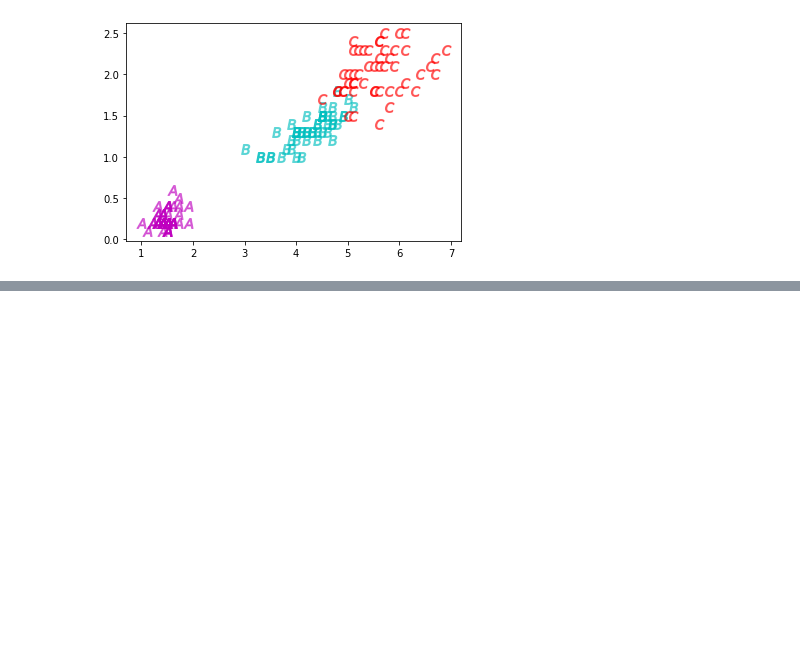
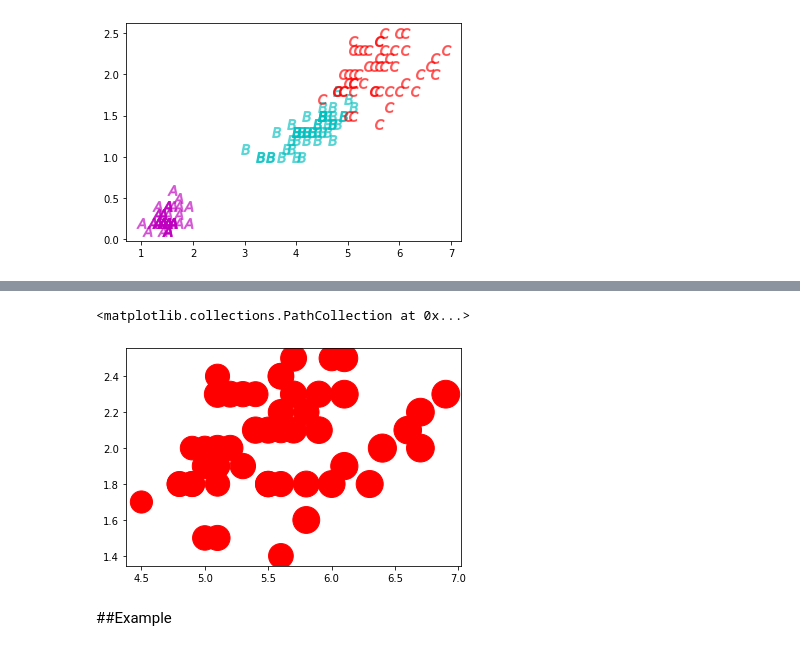
Before and after one commit to tonpiplaifa/data_viz, a Jupyter notebook: Visualize_Data_Distribution_(02).ipynb, the cells around one changed output, grey strips where cells are left out. Drawn from its saved outputs; the diff is of its cells as text; code cells hidden in the pictures; blank space fills up the shorter version.

```diff
--- a/Visualize_Data_Distribution_(02).ipynb
+++ b/Visualize_Data_Distribution_(02).ipynb
@@ -92,0 +124,7 @@ plt.scatter(df['PetalLength'][100:],df['PetalWidth'][100:],s=100,c='r',alpha=0.5
+# %%
+plt.scatter(df['PetalLength'][100:],df['PetalWidth'][100:],s=100*df['SepalLength'][100:],c='r')
+# %% [output]
+<matplotlib.collections.PathCollection at 0x...>
+[figure, added]
+# %% [markdown]
+##Example
```
Also changed, not shown: parts of 11 cells of this notebook.
